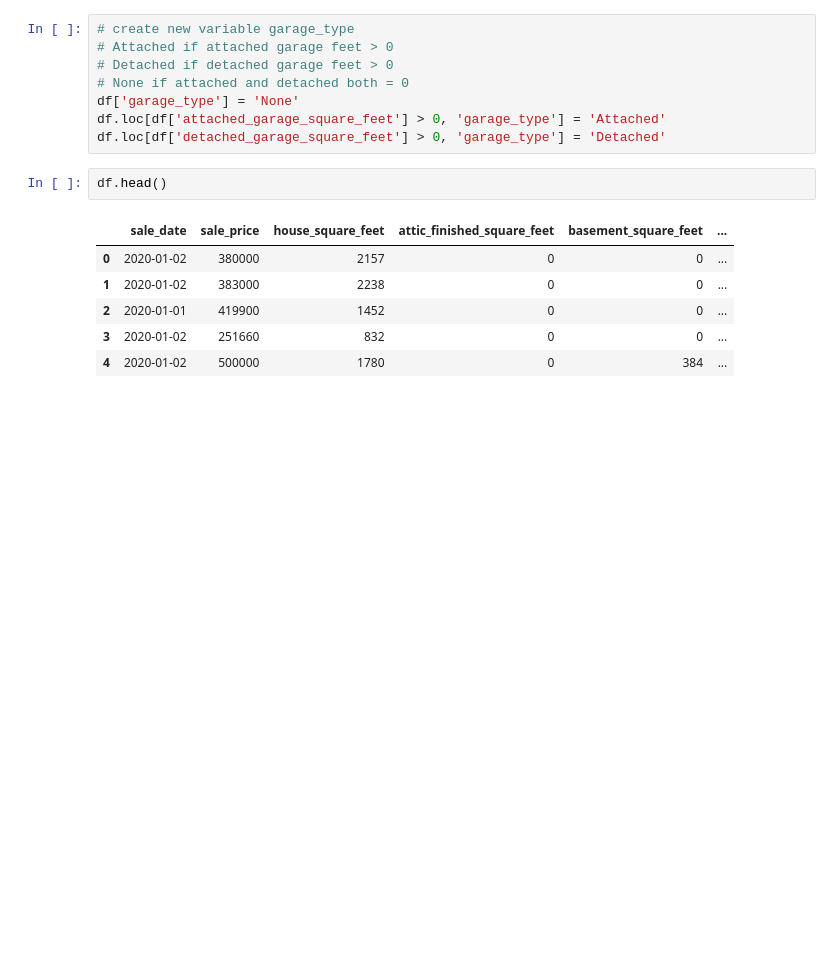
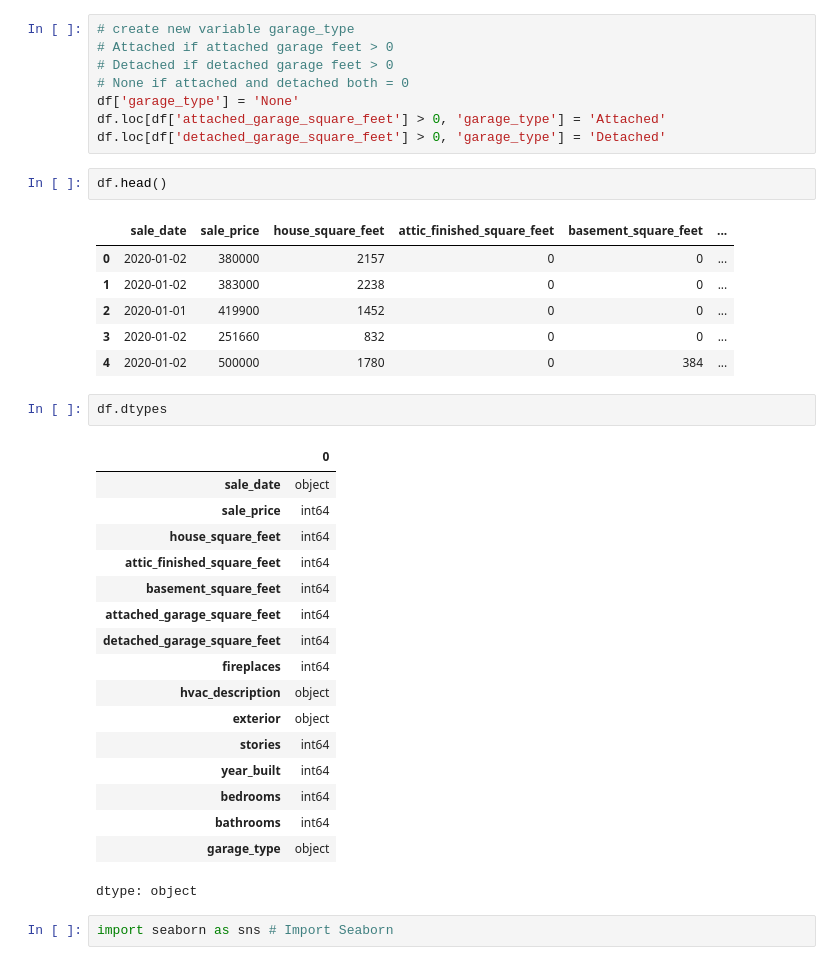
Before and after one commit to kpunsalan8/linearModels-KP, a Jupyter notebook: lab/lab_notebook_applied.ipynb, the cells around one changed output. Saved outputs shown, nothing was run; the diff lists cells and outputs as text; blank space fills up the shorter version.

```diff
--- a/lab/lab_notebook_applied.ipynb
+++ b/lab/lab_notebook_applied.ipynb
@@ -141,3 +141,25 @@ df.head()
 | 2 | 2020-01-01 | 419900 | 1452 | 0 | 0 | ... |
 | 3 | 2020-01-02 | 251660 | 832 | 0 | 0 | ... |
 | 4 | 2020-01-02 | 500000 | 1780 | 0 | 384 | ... |
+# %%
+df.dtypes
+# %% [output]
+|  | 0 |
+| sale_date | object |
+| sale_price | int64 |
+| house_square_feet | int64 |
+| attic_finished_square_feet | int64 |
+| basement_square_feet | int64 |
+| attached_garage_square_feet | int64 |
+| detached_garage_square_feet | int64 |
+| fireplaces | int64 |
+| hvac_description | object |
+| exterior | object |
+| stories | int64 |
+| year_built | int64 |
+| bedrooms | int64 |
+| bathrooms | int64 |
+| garage_type | object |
+dtype: object
+# %%
+import seaborn as sns # Import Seaborn
```
Also changed, not shown: parts of 4 cells of this notebook.
